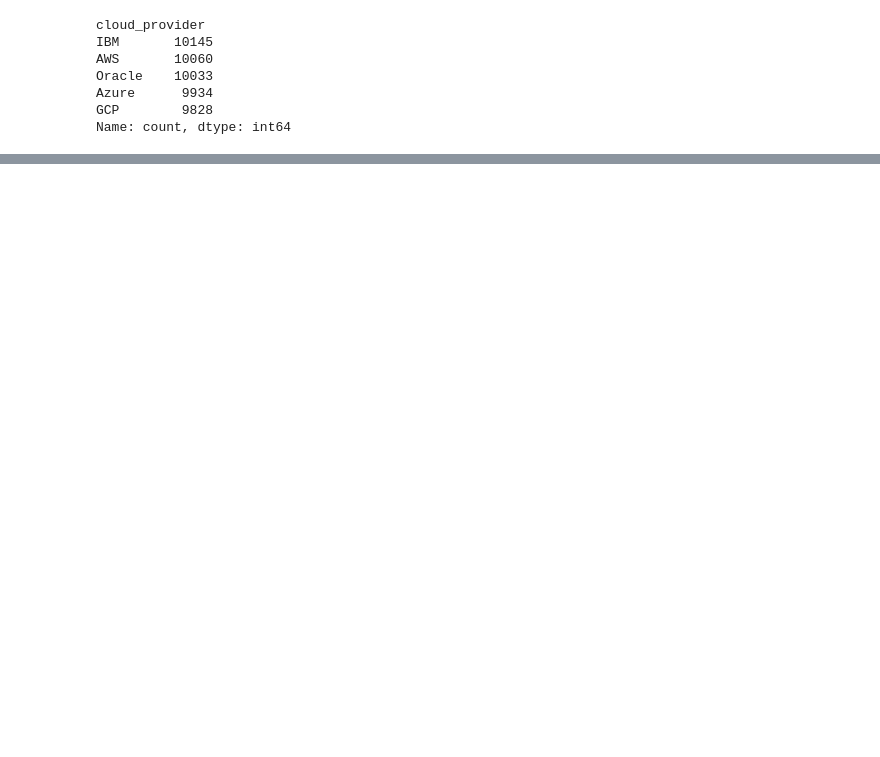
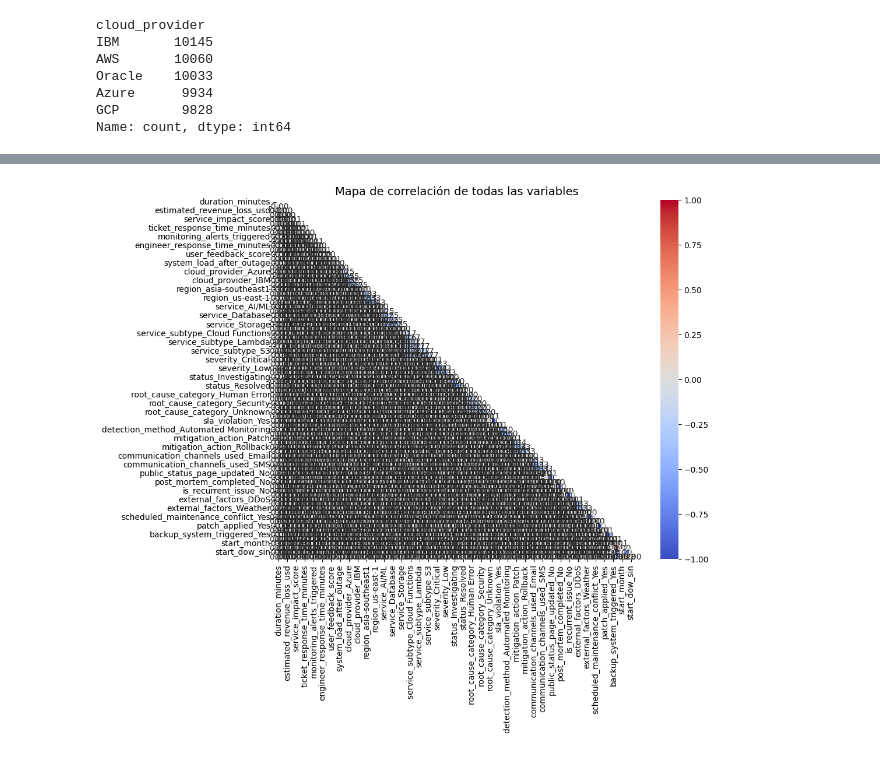
Before and after one commit to zmorgado/dl-labs, a Jupyter notebook: exercises/final_project/EDA-CSS-v1.ipynb, the cells around one changed output, grey strips where cells are left out. Saved outputs shown, nothing was run; the diff lists cells and outputs as text; code cells hidden in the pictures; blank space fills up the shorter version.

```diff
--- a/exercises/final_project/EDA-CSS-v1.ipynb
+++ b/exercises/final_project/EDA-CSS-v1.ipynb
@@ -35,0 +383,19 @@ Name: count, dtype: int64
+# %%
+plt.figure(figsize=(10, 8))
+
+corr_matrix = cod_v2.corr()
+
+# Máscara para ocultar el triángulo superior (que es redundante)
+mask = np.triu(np.ones_like(corr_matrix, dtype=bool))
+
+sns.heatmap(corr_matrix,
+            annot=True,
+            fmt=".2f",
+            cmap='coolwarm',
+            mask=mask,
+            vmin=-1, vmax=1)
+
+plt.title('Mapa de correlación de todas las variables', fontsize=14)
+plt.show()
+# %% [output]
+[figure, added]
```
Also changed, not shown: parts of 88 cells of this notebook, 1 other file.
